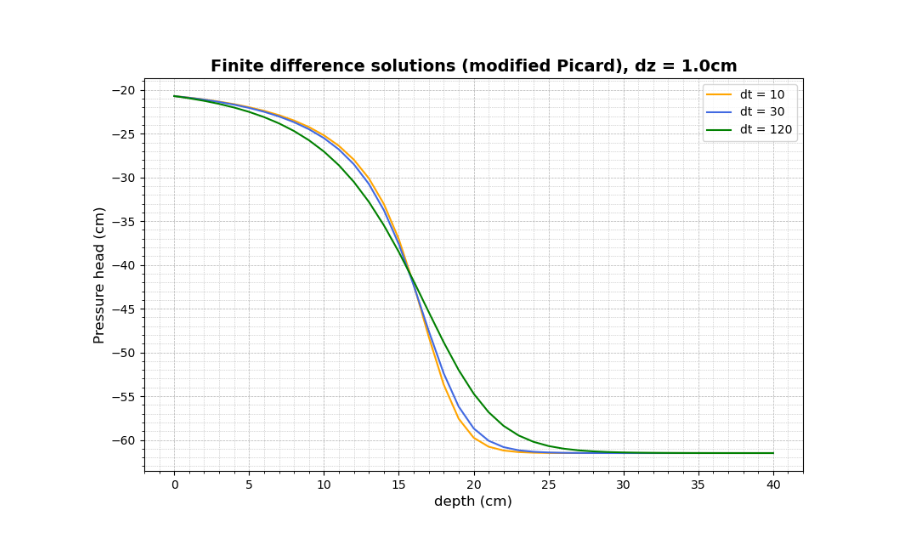
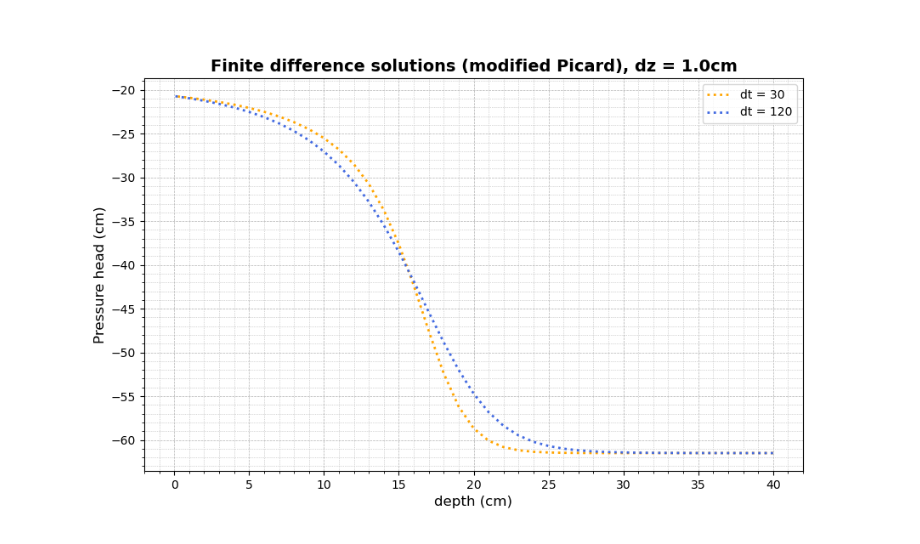
Before and after one commit to valdemarskou/PINNs, a Jupyter notebook: corrected_mpfd.ipynb, the cells around one changed output. Saved outputs shown, nothing was run; the diff lists cells and outputs as text; code cells hidden in the pictures.

```diff
--- a/corrected_mpfd.ipynb
+++ b/corrected_mpfd.ipynb
@@ -186,51 +186,51 @@ def setup(dt):
     dz=1.
     tN=360.
 
-    z=torch.arange(dz,zN,dz)
+    z=np.arange(dz,zN,dz)
     n=len(z)
 
-    t=torch.arange(0,tN+dt,dt)
+    t=np.arange(0,tN+dt,dt)
     nt=len(t)
 
     # Initialize array:
-    psi=torch.zeros((nt,n))
+    psi=np.zeros((nt,n))
 
     # ICs:
     psi[0,:]=-61.5
 
     # BCs:
-    psiB=torch.tensor([-61.5])
-    psiT=torch.tensor([-20.7])
+    psiB=np.array([-61.5])
+    psiT=np.array([-20.7])
 
     return z,t,dz,n,nt,zN,psi,psiB,psiT,pars
 # %%
 ### Plotting test ###
 
-dts = [10,30,120]
+dts = [30,120]
 
 plt.figure(figsize=(10, 6))
 colors = ['orange','royalblue','green']
 
 for i in range(len(dts)):
     z,t,dz,n,nt,zN,psi,psiB,psiT,pars=setup(dts[i])
     psi,err = ModelRun(dts[i],dz,n,nt,psi,psiB,psiT,pars)
-    psifinal=torch.hstack([psiB,psi[-1,:],psiT])
+    psifinal=np.hstack([psiB,psi[-1,:],psiT])
     z=np.hstack([0,z,zN])
     z=z[-1]-z
-    plt.plot(z, psifinal.detach().numpy(),label= f"dt = {dts[i]}",color=colors[i])
+    plt.plot(z, psifinal,label= f"dt = {dts[i]}",color=colors[i],linestyle=':',linewidth=2.0)
 
 
 plt.legend(title='')
 plt.title("Finite difference solutions (modified Picard), dz = 1.0cm", fontsize=14, fontweight='bold')
 plt.grid(True)
 plt.xlabel("depth (cm)", fontsize=12)
 plt.ylabel("Pressure head (cm)", fontsize=12)
 
 
 plt.grid(True, which='both', linestyle='--', linewidth=0.5)
 plt.minorticks_on()
 plt.grid(True, which='minor', linestyle=':', linewidth=0.5)
 
 plt.show()
 # %% [output]
-[figure, old version]
+[figure, new version]
```
Also changed, not shown: parts of 2 cells of this notebook, 9 other files.
